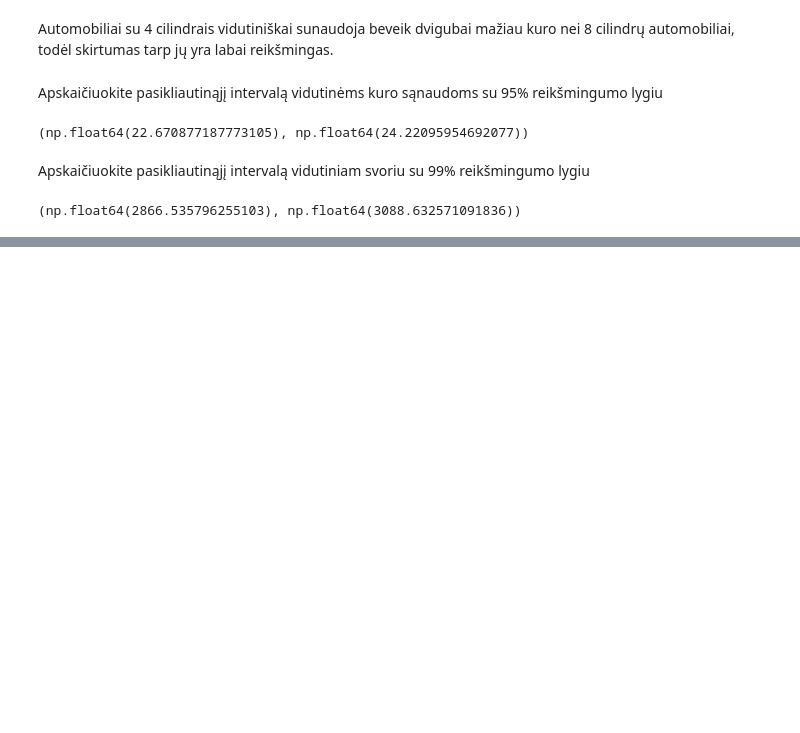
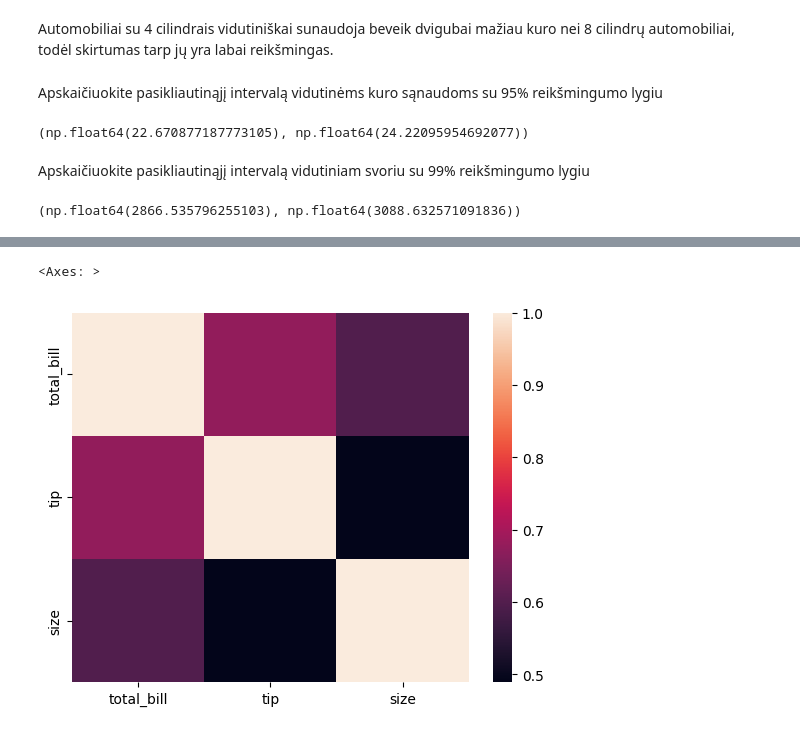
Before and after one commit to Devilstix/BIT_Data_analyst, a Jupyter notebook: 04_statistics/lectures/03_lesson/Statistics_Practice_automobiliai.ipynb, the cells around one changed output, grey strips where cells are left out. Saved outputs shown, nothing was run; the diff lists cells and outputs as text; code cells hidden in the pictures; blank space fills up the shorter version.

```diff
--- a/04_statistics/lectures/03_lesson/Statistics_Practice_automobiliai.ipynb
+++ b/04_statistics/lectures/03_lesson/Statistics_Practice_automobiliai.ipynb
@@ -135,0 +141,2 @@ ci
+# %%
+tips = sns.load_dataset('tips')
@@ -135,0 +152,5 @@ ci
+# %%
+sns.heatmap(tips.corr(numeric_only=True))
+# %% [output]
+<Axes: >
+[figure, added]
```
Also changed, not shown: parts of 8 cells of this notebook, 1 other file.
